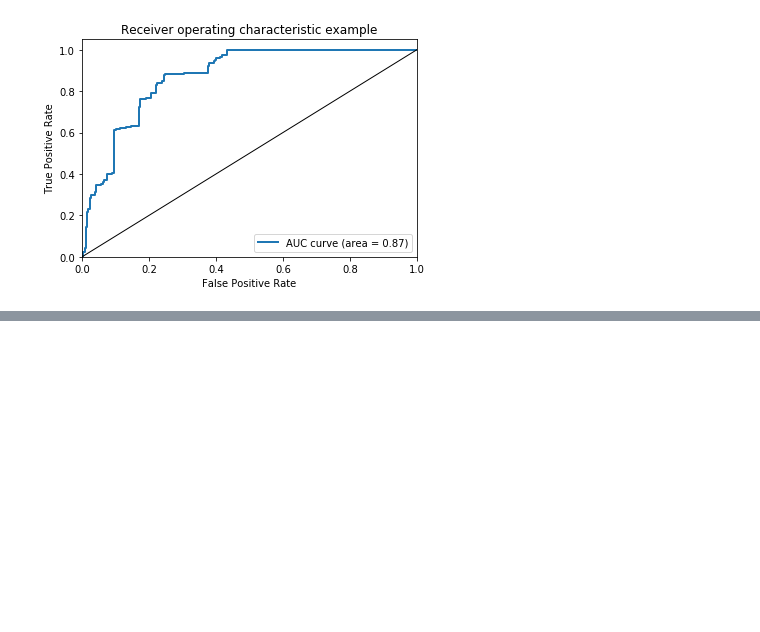
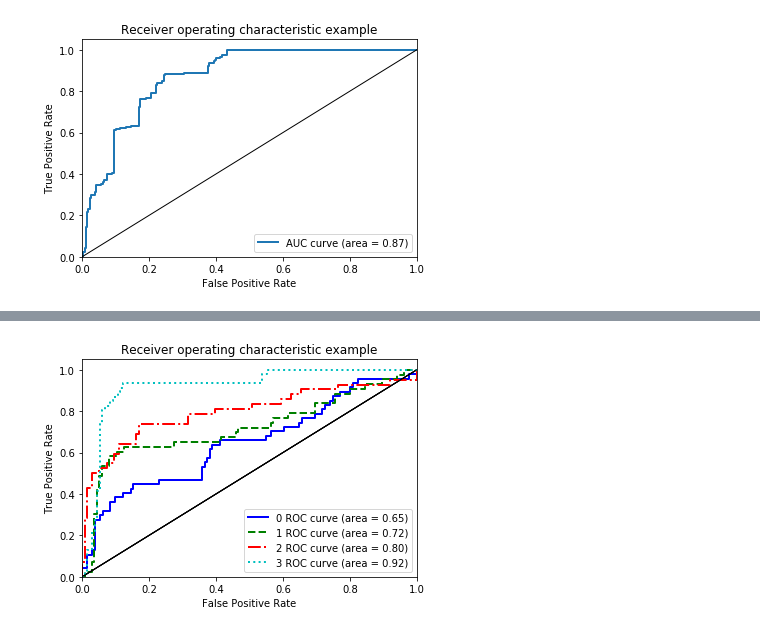
Before and after one commit to geco333/Social_network_user_prediction, a Jupyter notebook: Confusion_matrix_and_auc_roc.ipynb, the cells around one changed output, grey strips where cells are left out. Cells and saved outputs as stored; diff of their text form; code cells hidden in the pictures; blank space fills up the shorter version.

```diff
--- a/Confusion_matrix_and_auc_roc.ipynb
+++ b/Confusion_matrix_and_auc_roc.ipynb
@@ -47,3 +71,7 @@ sa.plot_roc_auc()
+# %%
+ua.plot_roc_auc()
+# %% [output]
+[figure, added]
 # %%
 import json, re, os, random, logging, time, traceback
 from functools import reduce
```
Also changed, not shown: parts of 3 cells of this notebook, 1 other file.
